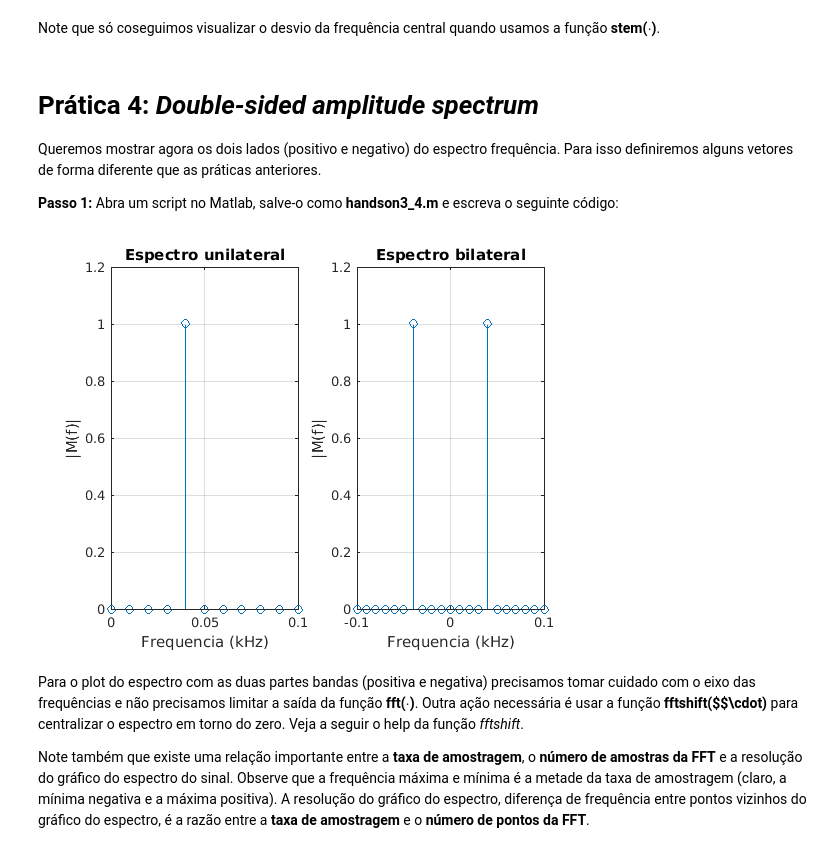
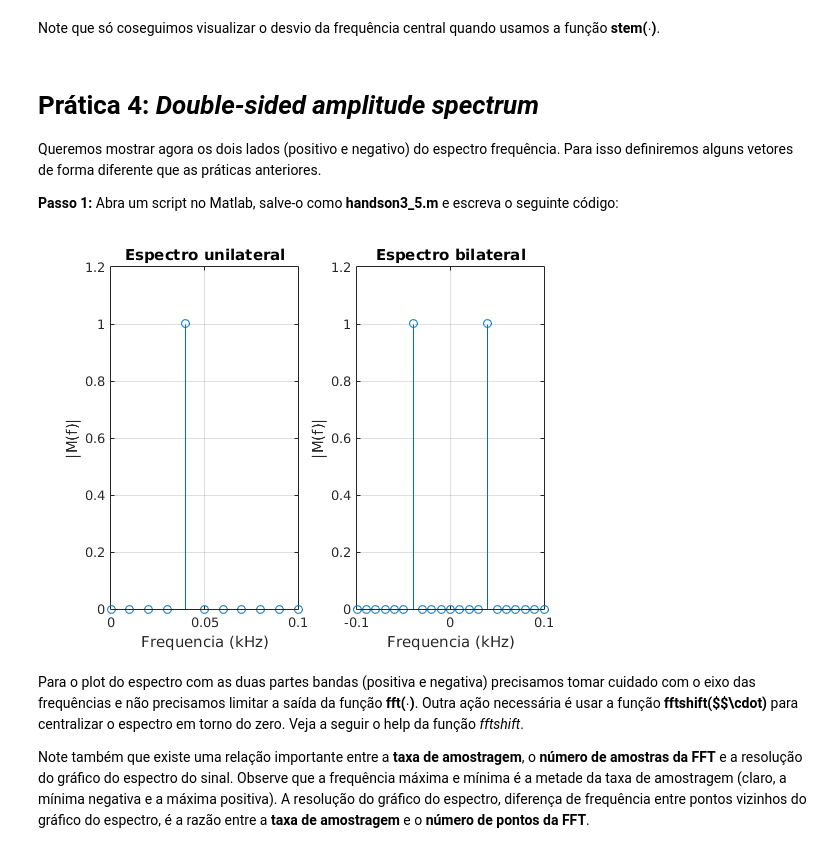
Before and after one commit to josemcast/DCO2004_LabPSC, a Jupyter notebook: h03_matlab.ipynb, the cells around one changed output. Cells and saved outputs as stored; diff of their text form; code cells hidden in the pictures.

```diff
--- a/h03_matlab.ipynb
+++ b/h03_matlab.ipynb
@@ -360,7 +360,7 @@ Note que só coseguimos visualizar o desvio da frequência central quando usamos
 
 Queremos mostrar agora os dois lados (positivo e negativo) do espectro frequência. Para isso definiremos alguns vetores de forma diferente que as práticas anteriores.
 
-**Passo 1:** Abra um script no Matlab, salve-o como **handson3_4.m** e escreva o seguinte código:
+**Passo 1:** Abra um script no Matlab, salve-o como **handson3_5.m** e escreva o seguinte código:
 # %%
 clc; close all;clear all;                                     % Limpa variáveis e fecha todos os gráficos
 %% Geração do sinal cosenoidal
@@ -375,35 +375,34 @@ m = Am*cos(2*pi*fm*t);                                        % Sinal senoidal
 % Visualizando a amplitude do espectro com um tamanho arbitrário para a fft
 lfft = 1000;
 %% Construção do single-sided amplitude spectrum.
 yfft = fft(m,lfft)/lfft;                                      % Cálculo da FFT via função do Matlab
 freq1 = [0 : fsampling/lfft : fsampling/2 - fsampling/lfft];  % Definição do eixo das frequências unilateral
 yfftuni = yfft(1:lfft/2);                                     % Coleta da FFT unilateral
 subplot(1,2,1);
 stem(freq1,abs(yfftuni));                                     % Plotagem do espectro unilateral M(f)
 title('Espectro unilateral');                                 % Configuração do título do gráfico
 xlabel('Frequencia (kHz)');                                   % Configuração do eixo x do gráfico
 ylabel('|M(f)|');                                             % Configuração do eixo y do gráfico
 grid on;                                                      % Adiona o grid
 axis([ 0 0.1 0 1.2]);                                         % Zoom do gráfico
 
 %% Plot do sinal M(f): double-sided amplitude spectrum.
 % Colocando as frequência no lado esquerdo;
 subplot(1,2,2);
 %% Construção do double-sided amplitude spectrum.
 lfftd = 1000;
 yfftd = fft(m,lfftd)/lfftd;                                   % Cálculo da FFT via função do Matlab
 yfftd = fftshift(yfft);
 % Definição do eixo das frequências unilateral
 freqd = [-fsampling/2 : fsampling/lfftd : fsampling/2 - fsampling/lfftd];
-subplot(1,2,2);
 stem(freqd,abs(yfftd));                                       % Plotagem do espectro unilateral M(f)
 title('Espectro bilateral');                                  % Configuração do título do gráfico
 xlabel('Frequencia (kHz)');                                   % Configuração do eixo x do gráfico
 ylabel('|M(f)|');                                             % Configuração do eixo y do gráfico
 grid on;                                                      % Adiona o grid
 axis([ -0.1 0.1 0 1.2]);                                      % Zoom do gráfico
 # %% [output]
-[figure, old version]
+[figure, new version]
 # %% [markdown]
 Para o plot do espectro com as duas partes bandas (positiva e negativa) precisamos tomar cuidado com o eixo das frequências e não precisamos limitar a saída da função **fft($\cdot$)**. Outra ação necessária é usar a função **fftshift($$\cdot)** para centralizar o espectro em torno do zero. Veja a seguir o help da função _fftshift_.
 
```
Also changed, not shown: parts of 3 cells of this notebook.
